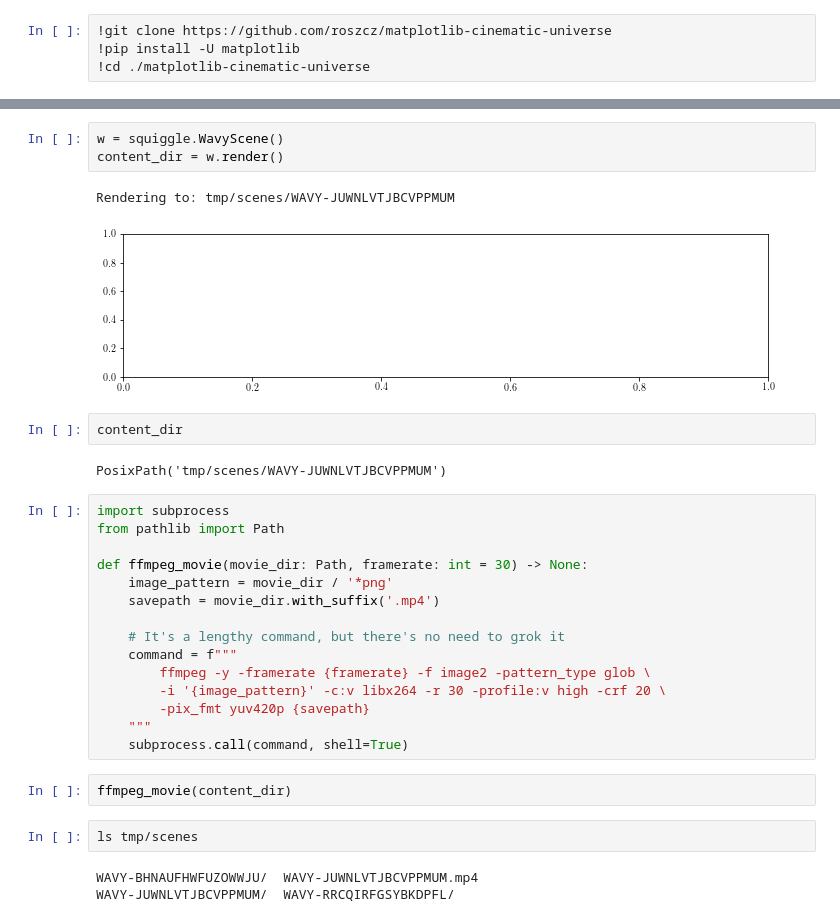
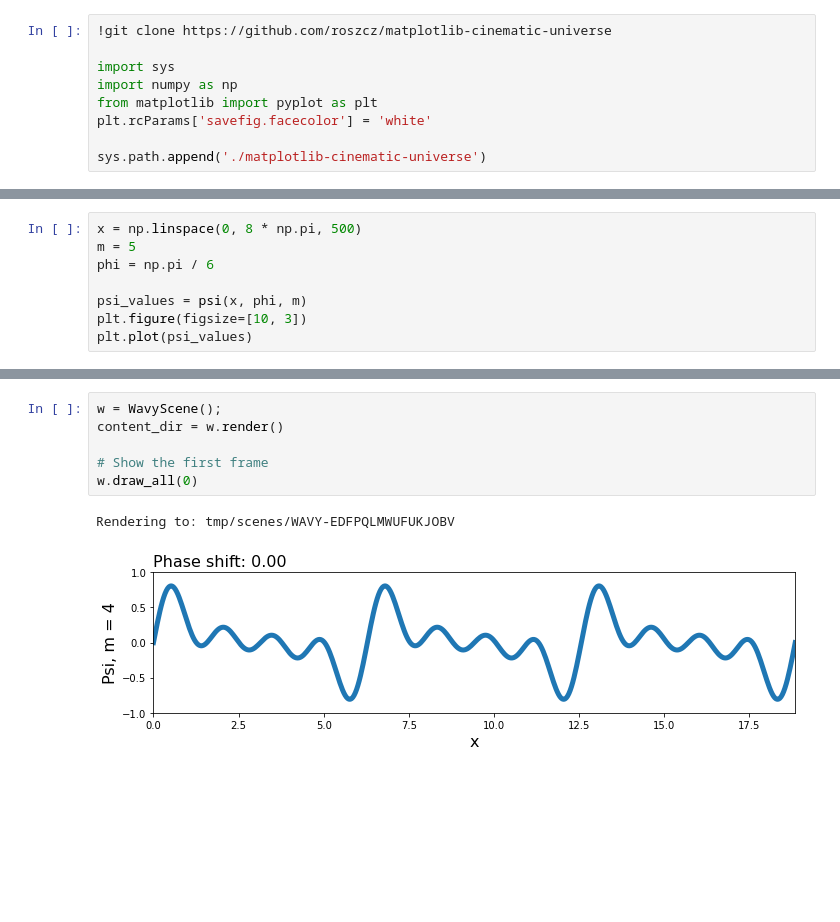
Before and after one commit to roszcz/matplotlib-cinematic-universe, a Jupyter notebook: MCU_Tutorial.ipynb, the cells around one changed output, grey strips where cells are left out. Drawn from its saved outputs; the diff is of its cells as text; blank space fills up the shorter version.

```diff
--- a/MCU_Tutorial.ipynb
+++ b/MCU_Tutorial.ipynb
@@ -3,4 +9,9 @@
 # %%
 !git clone https://github.com/roszcz/matplotlib-cinematic-universe
-!pip install -U matplotlib
-!cd ./matplotlib-cinematic-universe
+
+import sys
+import numpy as np
+from matplotlib import pyplot as plt
+plt.rcParams['savefig.facecolor'] = 'white'
+
+sys.path.append('./matplotlib-cinematic-universe')
@@ -17,0 +37,8 @@ from mcu import squiggle
+# %%
+x = np.linspace(0, 8 * np.pi, 500)
+m = 5
+phi = np.pi / 6
+
+psi_values = psi(x, phi, m)
+plt.figure(figsize=[10, 3])
+plt.plot(psi_values)
@@ -18,32 +100,9 @@ from mcu import squiggle
 # %%
-w = squiggle.WavyScene()
+w = WavyScene();
 content_dir = w.render()
+
+# Show the first frame
+w.draw_all(0)
 # %% [output]
-Rendering to: tmp/scenes/WAVY-JUWNLVTJBCVPPMUM
+Rendering to: tmp/scenes/WAVY-EDFPQLMWUFUKJOBV
-[figure, old version]
+[figure, new version]
-# %%
-content_dir
-# %% [output]
-PosixPath('tmp/scenes/WAVY-JUWNLVTJBCVPPMUM')
-# %%
-import subprocess
-from pathlib import Path
-
-def ffmpeg_movie(movie_dir: Path, framerate: int = 30) -> None:
-    image_pattern = movie_dir / '*png'
-    savepath = movie_dir.with_suffix('.mp4')
-
-    # It's a lengthy command, but there's no need to grok it
-    command = f"""
-        ffmpeg -y -framerate {framerate} -f image2 -pattern_type glob \
-        -i '{image_pattern}' -c:v libx264 -r 30 -profile:v high -crf 20 \
-        -pix_fmt yuv420p {savepath}
-    """
-    subprocess.call(command, shell=True)
-# %%
-ffmpeg_movie(content_dir)
-# %%
-ls tmp/scenes
-# %% [output]
-WAVY-BHNAUFHWFUZOWWJU/  WAVY-JUWNLVTJBCVPPMUM.mp4
-WAVY-JUWNLVTJBCVPPMUM/  WAVY-RRCQIRFGSYBKDPFL/
```
Also changed, not shown: parts of 13 cells of this notebook.
